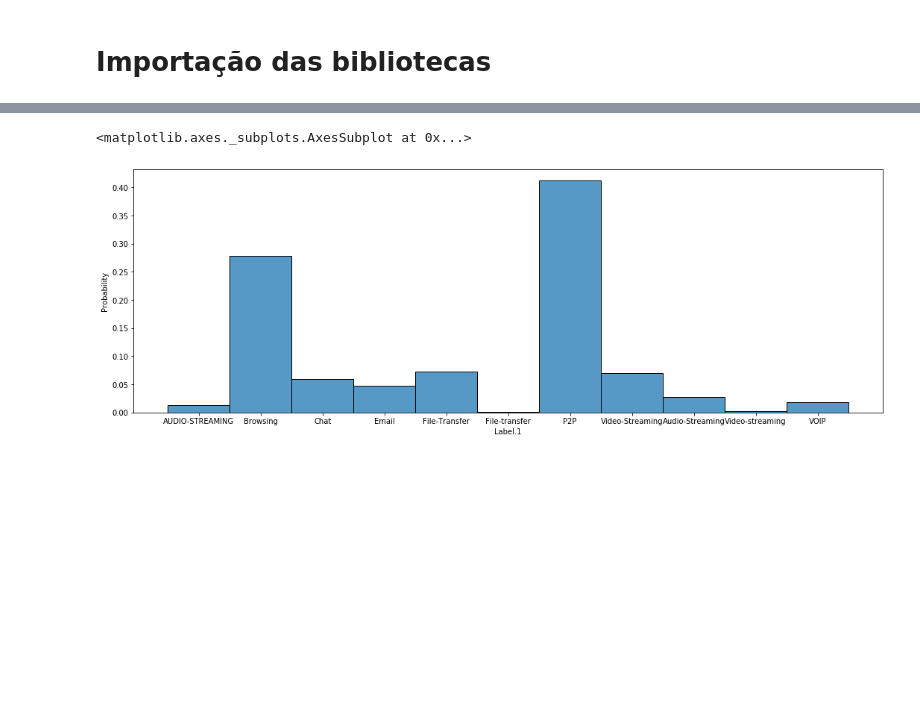
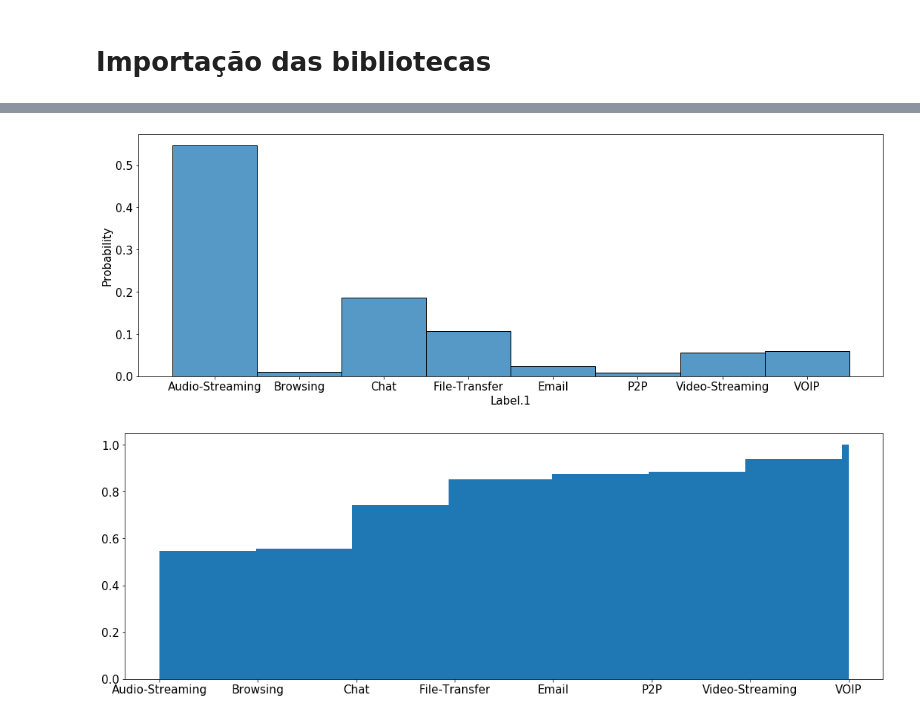
Before and after one commit to mateus558/Darknet-traffic-classification, a Jupyter notebook: Darknet.ipynb, the cells around one changed output, grey strips where cells are left out. Cells and saved outputs as stored; diff of their text form; code cells hidden in the pictures; blank space fills up the shorter version.

```diff
--- a/Darknet.ipynb
+++ b/Darknet.ipynb
@@ -104,6 +135,10 @@ sns.histplot(data=data[(data['Label'] == "Tor") | (data['Label'] == "VPN")], x="
 # %%
-plt.figure(figsize=(18, 6))
-sns.histplot(data=data[(data['Label'] == "NonVPN") | (data['Label'] == "Non-Tor")], x="Label.1", stat="probability")
+sns.histplot(data=samples[samples['Label'] == "Darknet"], x="Label.1", stat="probability")
+plt.show()
 # %% [output]
-<matplotlib.axes._subplots.AxesSubplot at 0x...>
-[figure, old version]
+[figure, new version]
+# %%
+samples[samples['Label'] == "Darknet"]['Label.1'].hist(cumulative=True, density=1, bins=100, grid=False)
+plt.show()
+# %% [output]
+[figure, added]
```
Also changed, not shown: parts of 21 cells of this notebook, 4 other files.
